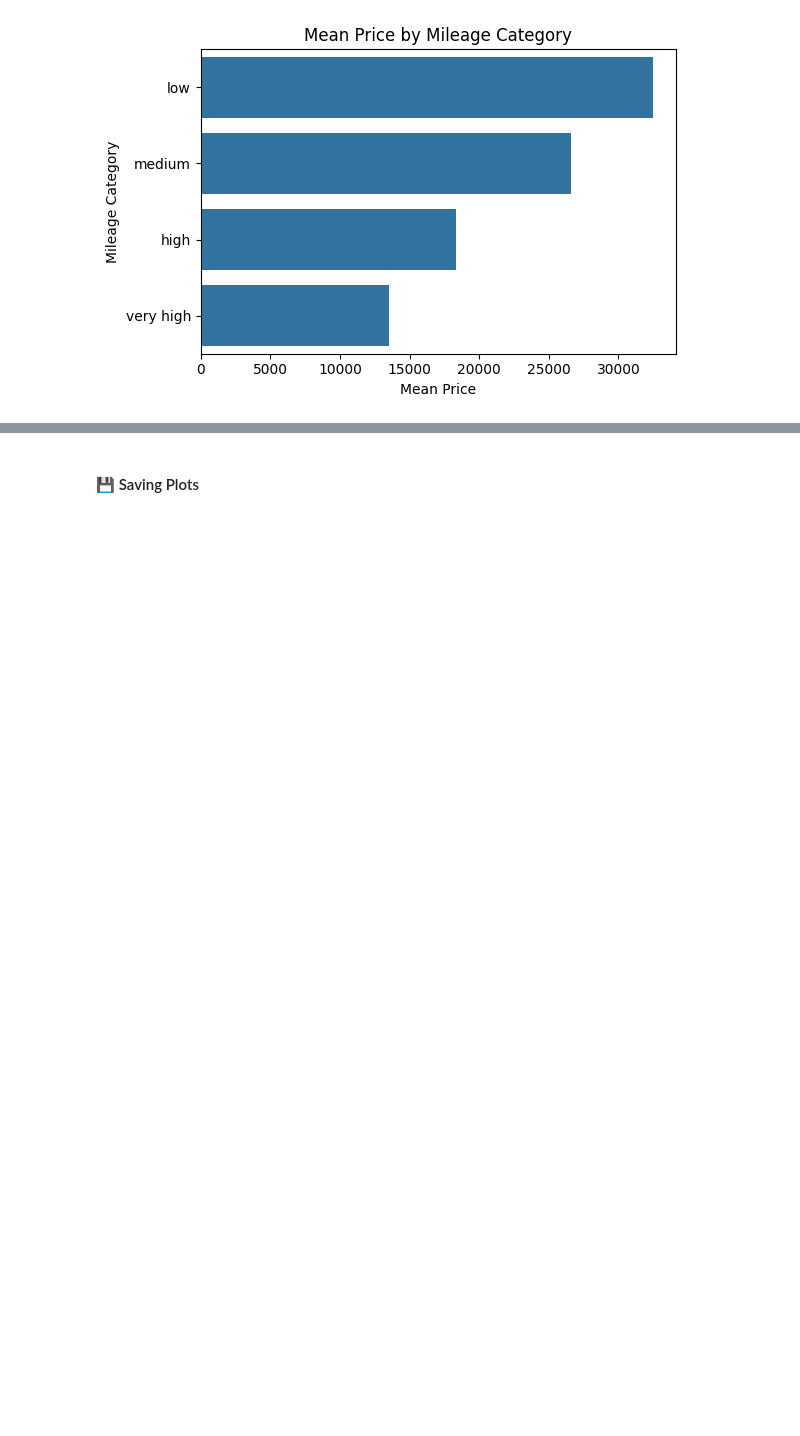
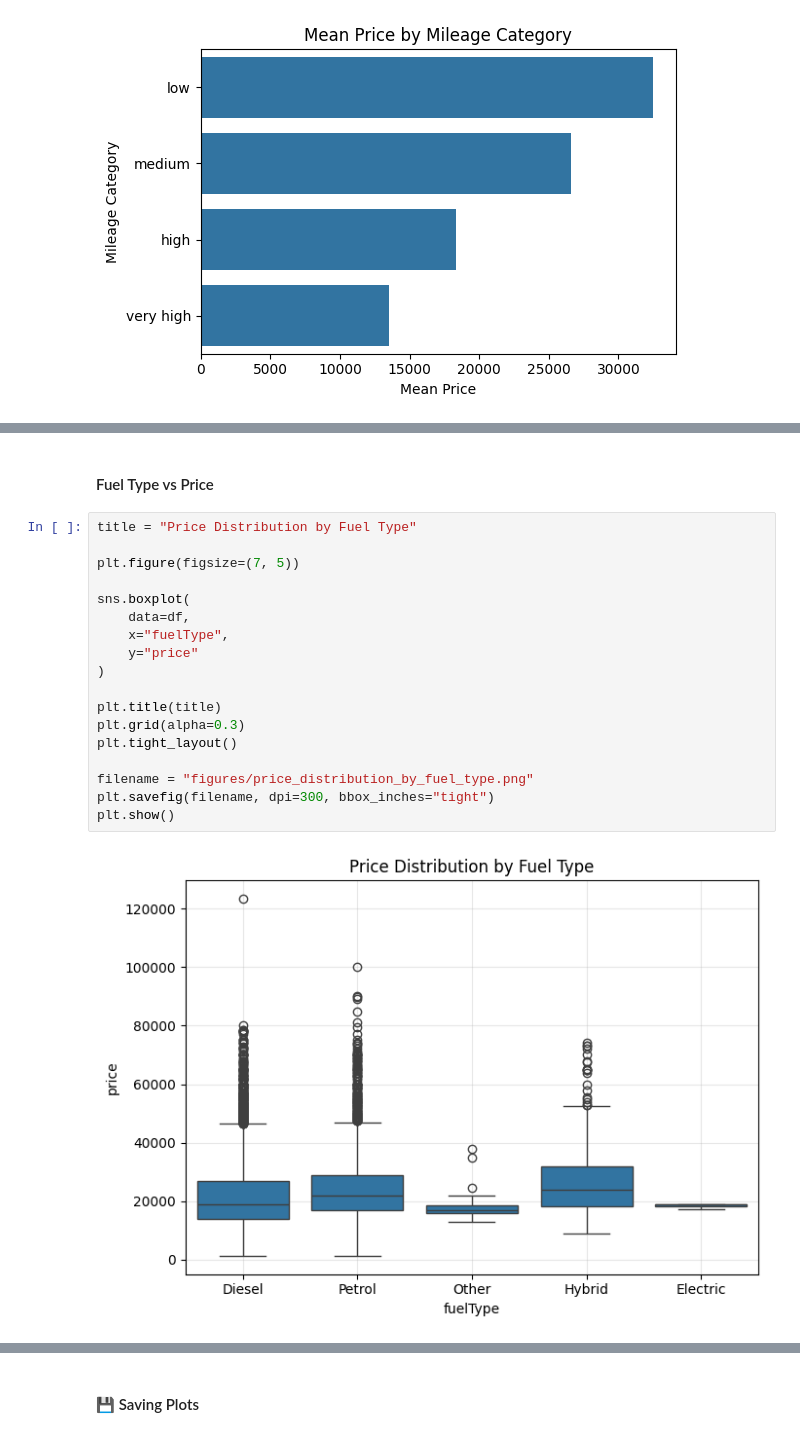
Before and after one commit to smartestnerdfromtown/Data-Analytics-Projects, a Jupyter notebook: BMW Cars Analysis/analysis.ipynb, the cells around one changed output, grey strips where cells are left out. Cells and saved outputs as stored; diff of their text form; blank space fills up the shorter version.

```diff
--- a/BMW Cars Analysis/analysis.ipynb
+++ b/BMW Cars Analysis/analysis.ipynb
@@ -275,0 +323,22 @@ plt.show()
+# %% [markdown]
+#### Fuel Type vs Price
+# %%
+title = "Price Distribution by Fuel Type"
+
+plt.figure(figsize=(7, 5))
+
+sns.boxplot(
+    data=df,
+    x="fuelType",
+    y="price"
+)
+
+plt.title(title)
+plt.grid(alpha=0.3)
+plt.tight_layout()
+
+filename = "figures/price_distribution_by_fuel_type.png"
+plt.savefig(filename, dpi=300, bbox_inches="tight")
+plt.show()
+# %% [output]
+[figure, added]
```
Also changed, not shown: parts of 12 cells of this notebook, 5 other files.
